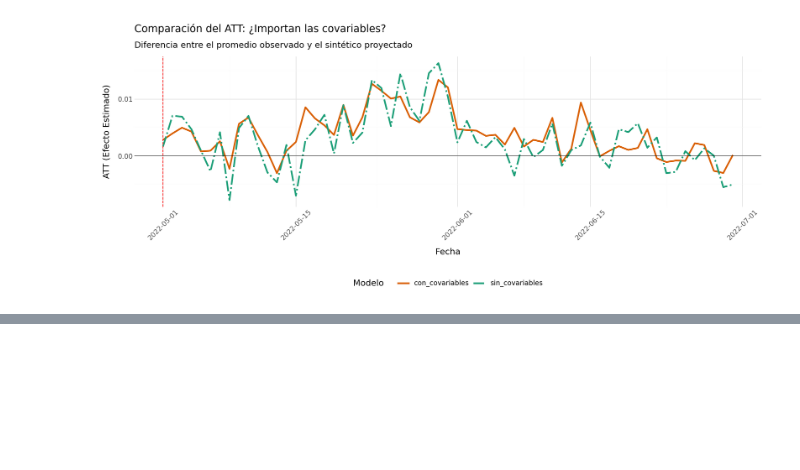
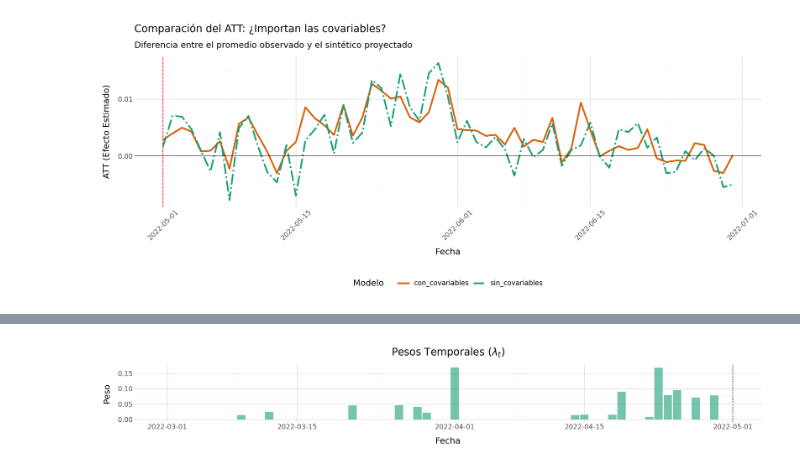
Before and after one commit to Sechi42/Causal_Inference-with-python, a Jupyter notebook: ch09/Syntetic_Control.ipynb, the cells around one changed output, grey strips where cells are left out. Saved outputs shown, nothing was run; the diff lists cells and outputs as text; code cells hidden in the pictures; blank space fills up the shorter version.

```diff
--- a/ch09/Syntetic_Control.ipynb
+++ b/ch09/Syntetic_Control.ipynb
@@ -769,0 +1188,12 @@ Miércoles      7           4           460         115.92        344.08
+# %%
+# --- GRÁFICO 2: PESOS TEMPORALES ---
+(
+    ggplot(time_w, aes(x="date", y="time_weight"))
+    + geom_col(fill="#1b9e77", alpha=0.6)
+    + geom_vline(xintercept=pd.to_datetime(tr_period), linetype="dotted", color="black")
+    + labs(title="Pesos Temporales ($\lambda_t$)", y="Peso", x="Fecha")
+    + theme_minimal()
+    + theme(figure_size=(12, 2))
+)
+# %% [output]
+[figure, added]
```
Also changed, not shown: parts of 31 cells of this notebook, 1 other file.
